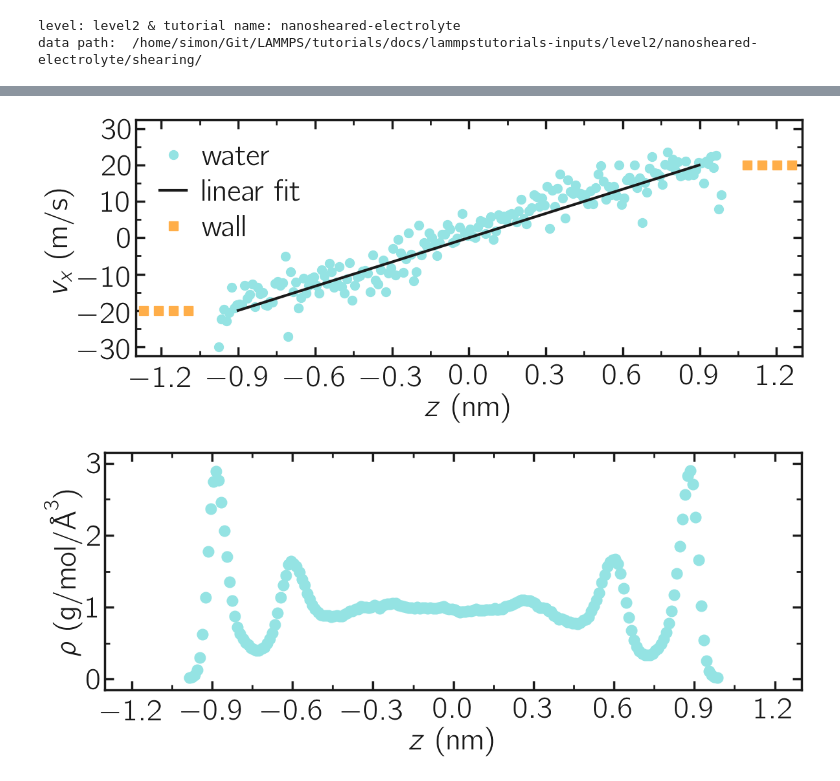
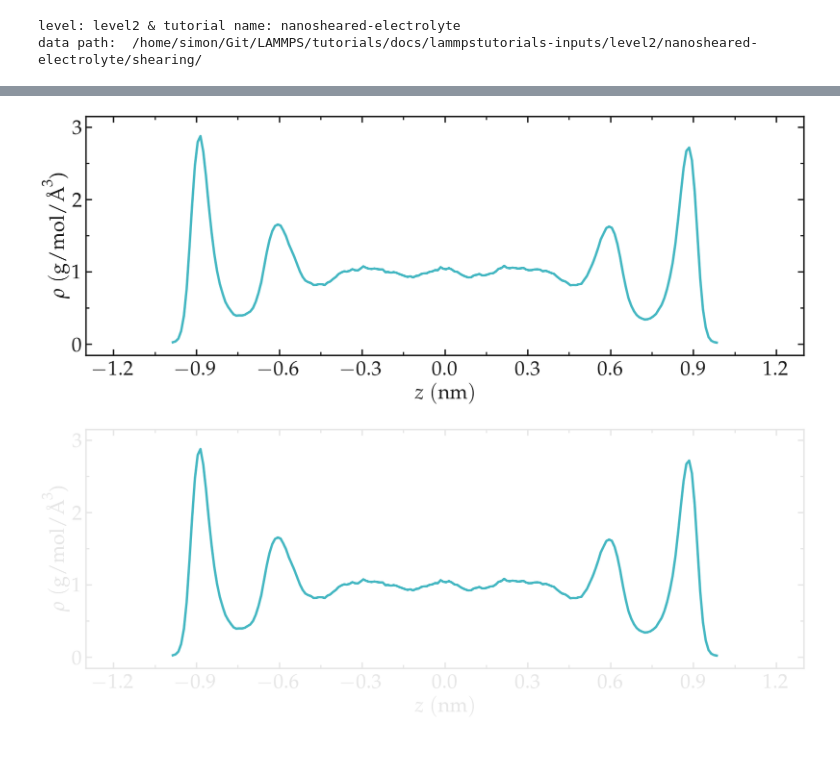
Before and after one commit to lammpstutorials/lammpstutorials.github.io, a Jupyter notebook: docs/sphinx/source/tutorials/figures/level2/nanosheared-electrolyte/shearing-pyplot.ipynb, the cells around one changed output, grey strips where cells are left out. Drawn from its saved outputs; the diff is of its cells as text; code cells hidden in the pictures; blank space fills up the shorter version.

```diff
--- a/docs/sphinx/source/tutorials/figures/level2/nanosheared-electrolyte/shearing-pyplot.ipynb
+++ b/docs/sphinx/source/tutorials/figures/level2/nanosheared-electrolyte/shearing-pyplot.ipynb
@@ -90,47 +69,18 @@ for mode, mygray in zip(['light', 'dark'], [colors["mylightgray"], colors["mydar
-# %%
-filename = "velocity-article"
-mode = 'light'
-mygray = colors["mylightgray"]
-fig = prepare_figure(mode, transparency = False, desired_figsize=(12,5), serif=False)
-ax, n, l_tot, c_tot = [], 0, 1, 1
-n += 1
-ax.append(plt.subplot(l_tot, c_tot, n))
-ax[-1].plot(z[density_water>0.02], velocity_water[density_water>0.02],
-            'o', color=colors["unisoncyan"], markersize=10, label=r'$\mathrm{water}$')
-ax[-1].plot(zs*1e9, vs, '-', color=colors["mylightgray"],
-            linewidth=3, label=r'$\mathrm{linear ~ fit}$')
-#ax[-1].plot(z[density_ions>0.02], velocity_ions[density_ions>0.02], 's', color=colors["myorange"], markersize=10, label=r'ions')
-v_wall = np.mean(velocity_solid[(density_solid>0) & (z<0)])
-z0 = np.linspace(np.min(z[(density_solid>0) & (z<0)]), np.max(z[(density_solid>0) & (z<0)]), 10)
-ax[-1].plot(z0, z0*0+ v_wall, 's', color=colors["myorange"], markersize=10, label=r'$\mathrm{wall}$')
-v_wall = np.mean(velocity_solid[(density_solid>0) & (z>0)])
-z0 = np.linspace(np.min(z[(density_solid>0) & (z>0)]), np.max(z[(density_solid>0) & (z>0)]), 10)
-ax[-1].plot(z0, z0*0+ v_wall, 's', color=colors["myorange"], markersize=10)
-complete_panel(ax[-1], r'$z ~ \mathrm{(nm)}$', r'$v_x ~ \mathrm{(m/s)}$',
-            legend=True, axis_color=mygray, xpad=8)
-set_boundaries(plt, x_ticks=np.arange(-1.2, 1.3, 0.3), x_boundaries=(-1.3, 1.3),
-                y_ticks=np.arange(-30, 40, 10), y_boundaries=(-32.5, 32.5))
-#add_subplotlabels(fig, ax, ["a", "b"], color=mygray)
-save_figure(plt, fig, mode, git_path, path_figures, filename)
-# %% [output]
-[figure, removed]
-# %%
-filename = "density-article"
-mode = 'light'
-mygray = colors["mylightgray"]
-fig = prepare_figure(mode, transparency = False, desired_figsize=(12,5), serif=False)
-ax, n, l_tot, c_tot = [], 0, 1, 1
-n += 1
-ax.append(plt.subplot(l_tot, c_tot, n))
-ax[-1].plot(z[density_water>0.02], density_water[density_water>0.02], 'o', color=colors["unisoncyan"], linewidth=3, markersize=12, label=r'water')
-#ax[-1].plot(z[density_ions>0.002], density_ions[density_ions>0.002], color=colors["myorange"], linewidth=3, label=r'ions')
-#ax[-1].plot(z[(density_solid>0) & (z<0)], density_solid[(density_solid>0) & (z<0)], color=mygray, linewidth=3, label=r'wall')
-#ax[-1].plot(z[(density_solid>0) & (z>0)], density_solid[(density_solid>0) & (z>0)], color=mygray, linewidth=3)
-complete_panel(ax[-1], r'$z ~ \mathrm{(nm)}$', r'$\rho ~ (\mathrm{g/mol/\AA{}}^3$)',
-                legend=False, axis_color=mygray, xpad=8)
-set_boundaries(plt, x_ticks=np.arange(-1.2, 1.3, 0.3), x_boundaries=(-1.3, 1.3),
-               y_ticks=np.arange(0, 3.1, 1), y_boundaries=(-0.15, 3.15))
-#add_subplotlabels(fig, ax, ["a", "b"], color=mygray)
-save_figure(plt, fig, mode, git_path, path_figures, filename)
-# %% [output]
-[figure, removed]
+# %%
+filename = "density"
+for dark_mode in [False, True]:
+    myplt = PltTools()
+    myplt.prepare_figure(fig_size = (18,7), dark_mode = dark_mode,
+                        transparency = True, use_serif=True, n_line=1)
+    myplt.add_panel()
+    myplt.add_plot(x = z[density_water>0.02], y = density_water[density_water>0.02], linewidth_data = 3,
+                   marker = "-", data_color = 0, markersize = 12, data_label=r'$\mathrm{water}$')
+    myplt.complete_panel(ylabel = r'$\rho ~ (\mathrm{g/mol/\AA}^3$)', xlabel = r'$z ~ \mathrm{(nm)}$',
+                         xpad = 10, legend=False, handlelength_legend=1)
+    myplt.set_boundaries(x_ticks=np.arange(-1.2, 1.3, 0.3), x_boundaries=(-1.3, 1.3),
+                y_ticks=np.arange(0, 3.1, 1), y_boundaries=(-0.15, 3.15))
+    # myplt.add_subplotlabels()
+    myplt.save_figure(filename = filename, saving_path = './')
+# %% [output]
+[figure, added]
+[figure, added]
```
Also changed, not shown: parts of 10 cells of this notebook, 25 other files.
